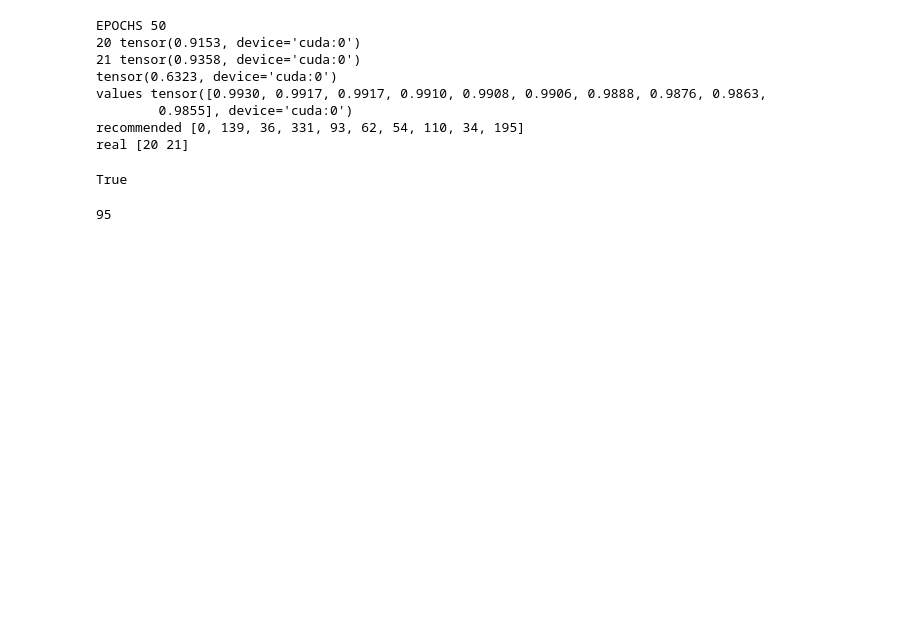
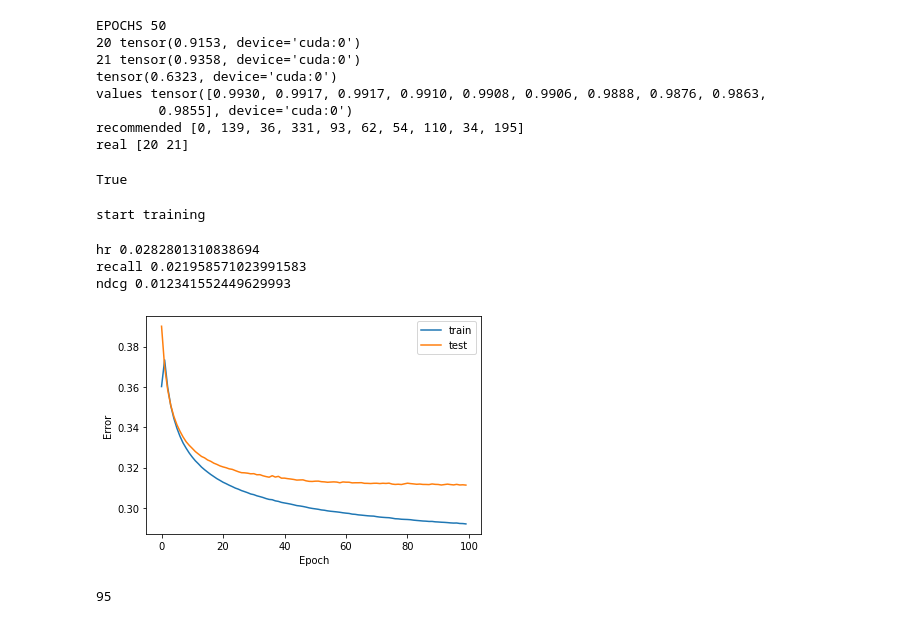
Before and after one commit to jdepreter/ai-project, a Jupyter notebook: rbm_notebook.ipynb, the cells around one changed output. Drawn from its saved outputs; the diff is of its cells as text; code cells hidden in the pictures; blank space fills up the shorter version.

```diff
--- a/rbm_notebook.ipynb
+++ b/rbm_notebook.ipynb
@@ -632,6 +612,18 @@ values tensor([0.9930, 0.9917, 0.9917, 0.9910, 0.9908, 0.9906, 0.9888, 0.9876, 0
 recommended [0, 139, 36, 331, 93, 62, 54, 110, 34, 195]
 real [20 21]
 True
+# %%
+rbm100 = create_rbm(user_reviews_df_exploded['item_id_int'].max() + 1, 1024, 10240, 100)
+hr, r, ndcg = compute_hr(rbm100)
+print("hr", np.average(hr))
+print("recall", np.average(r))
+print("ndcg", np.average(ndcg))
+# %% [output]
+start training
+hr 0.0282801310838694
+recall 0.021958571023991583
+ndcg 0.012341552449629993
+[figure, added]
 # %%
 all_recommendations = set()
 for u in range(train_matrix.shape[0]):
```
Also changed, not shown: parts of 42 cells of this notebook, 1 other file.
